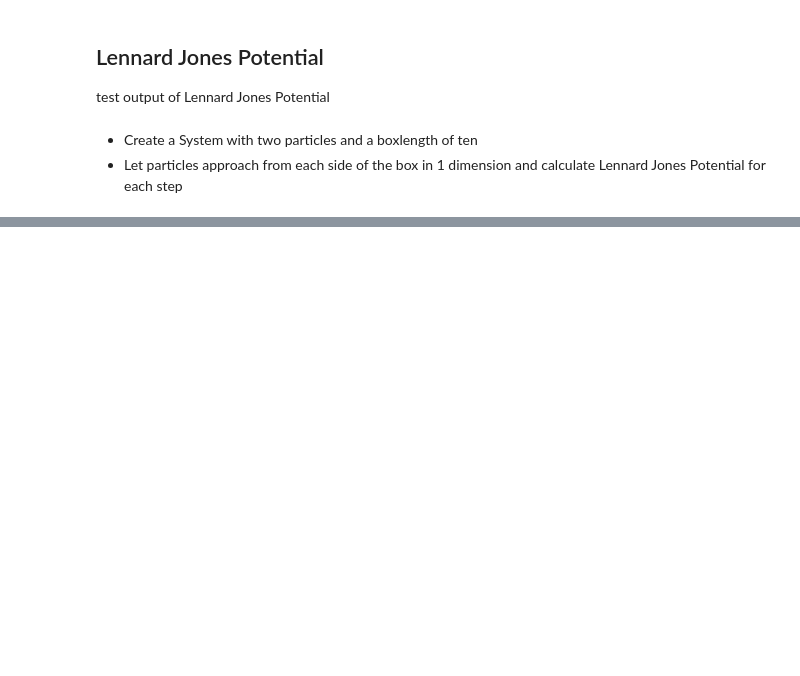
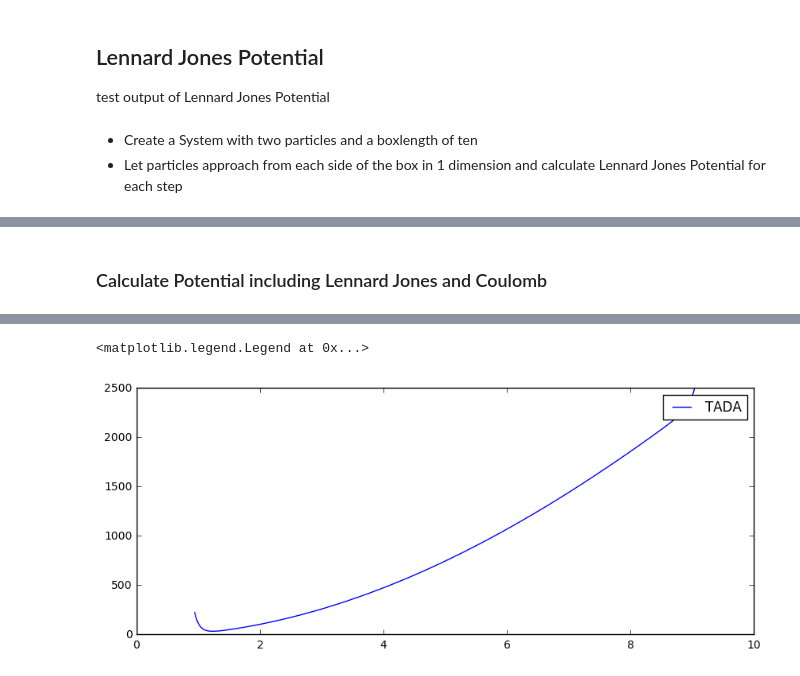
Before and after one commit to maqnius/compscie-mc, a Jupyter notebook: jupyter_notebooks/Test_LJ_potential.ipynb, the cells around one changed output, grey strips where cells are left out. Saved outputs shown, nothing was run; the diff lists cells and outputs as text; code cells hidden in the pictures; blank space fills up the shorter version.

```diff
--- a/jupyter_notebooks/Test_LJ_potential.ipynb
+++ b/jupyter_notebooks/Test_LJ_potential.ipynb
@@ -28,3 +28,23 @@ def particle_config(box_size = 10., sigma = 1.0, epsilon = 1.0, r_lim = 0.95):
     distance = distance[400:]+distance[:400]
     pot = pot[400:] + pot[:400]
     return distance[::-1], pot[::-1]
+# %%
+def particle_config_COU(charges, box_size = 10., sigma = 1.0, epsilon = 1.0, r_lim = 0.95):
+    particle_1 = [0.,0,0]
+    particle_2 = [box_size - r_lim,0,0]
+    particle_positions = np.array([particle_1, particle_2])
+    system_configuration = particlesim.api.SystemConfiguration(particle_positions,charges= charges,
+                                                               sigmas = sigma,
+                                                               epsilons = epsilon,
+                                                               box_size = 10.)
+    distance, pot = [], []
+    while particle_positions[0][0] <= particle_positions[1][0]-r_lim:
+        particle_positions[0][0] += 0.01
+        r = np.linalg.norm(particle_positions[0] - particle_positions[1])
+#        if r > box_size/2:
+#            r -= box_size
+        distance.append(r)
+        pot.append(system_configuration.potential(xyz_trial = particle_positions))
+#    distance = distance[400:]+distance[:400]
+#    pot = pot[400:] + pot[:400]
+    return distance[::-1], pot[::-1]
@@ -106,0 +95,12 @@ distance[804]
+# %% [markdown]
+### Calculate Potential including Lennard Jones and Coulomb
+# %%
+%time
+distance_mix, pot_mix = particle_config_COU(charges=charges, sigma=sigmas,epsilon=epsilons)
+
+plt.figure(figsize=(10,4))
+plt.plot(distance_mix,pot_mix, label='TADA')
+plt.legend()
+plt.xlim()
+plt.
+# %% [output]
@@ -106,0 +109,2 @@ distance[804]
+<matplotlib.legend.Legend at 0x...>
+[figure, added]
```
Also changed, not shown: parts of 11 cells of this notebook, 1 other file.
